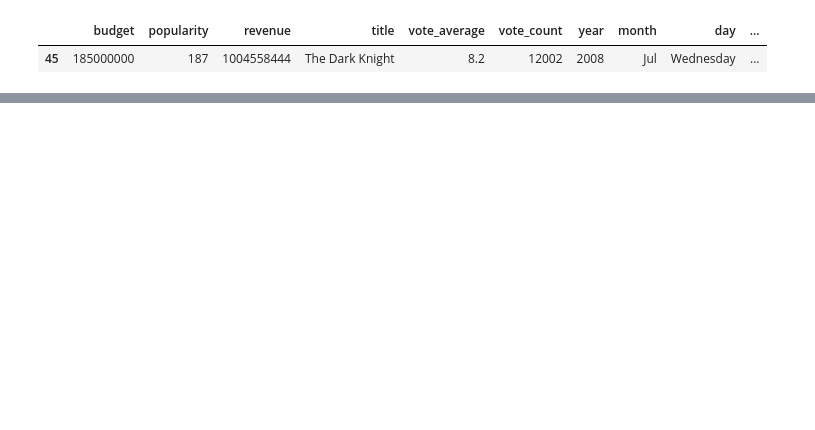
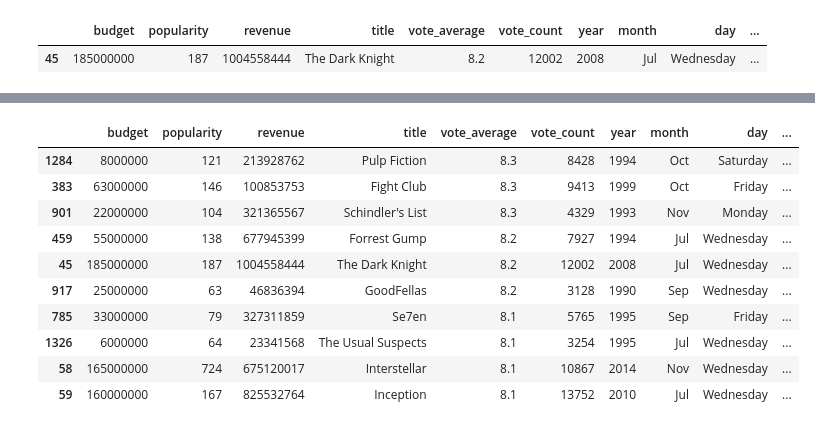
Before and after one commit to senapathi402-star/IDMB_CASE_STUDY, a Jupyter notebook: IDMB_Case_Study.ipynb, the cells around one changed output, grey strips where cells are left out. Saved outputs shown, nothing was run; the diff lists cells and outputs as text; code cells hidden in the pictures; blank space fills up the shorter version.

```diff
--- a/IDMB_Case_Study.ipynb
+++ b/IDMB_Case_Study.ipynb
@@ -465,0 +482,15 @@ df3.sort_values(by = 'vote_average',ascending = False)[1:2]
+# %%
+top_10_rated = df.sort_values(by = 'vote_average',ascending = False)[:10]
+top_10_rated
+# %% [output]
+|  | budget | popularity | revenue | title | vote_average | vote_count | year | month | day | ... |
+| 1284 | 8000000 | 121 | 213928762 | Pulp Fiction | 8.3 | 8428 | 1994 | Oct | Saturday | ... |
+| 383 | 63000000 | 146 | 100853753 | Fight Club | 8.3 | 9413 | 1999 | Oct | Friday | ... |
+| 901 | 22000000 | 104 | 321365567 | Schindler's List | 8.3 | 4329 | 1993 | Nov | Monday | ... |
+| 459 | 55000000 | 138 | 677945399 | Forrest Gump | 8.2 | 7927 | 1994 | Jul | Wednesday | ... |
+| 45 | 185000000 | 187 | 1004558444 | The Dark Knight | 8.2 | 12002 | 2008 | Jul | Wednesday | ... |
+| 917 | 25000000 | 63 | 46836394 | GoodFellas | 8.2 | 3128 | 1990 | Sep | Wednesday | ... |
+| 785 | 33000000 | 79 | 327311859 | Se7en | 8.1 | 5765 | 1995 | Sep | Friday | ... |
+| 1326 | 6000000 | 64 | 23341568 | The Usual Suspects | 8.1 | 3254 | 1995 | Jul | Wednesday | ... |
+| 58 | 165000000 | 724 | 675120017 | Interstellar | 8.1 | 10867 | 2014 | Nov | Wednesday | ... |
+| 59 | 160000000 | 167 | 825532764 | Inception | 8.1 | 13752 | 2010 | Jul | Wednesday | ... |
```
Also changed, not shown: parts of 18 cells of this notebook.
